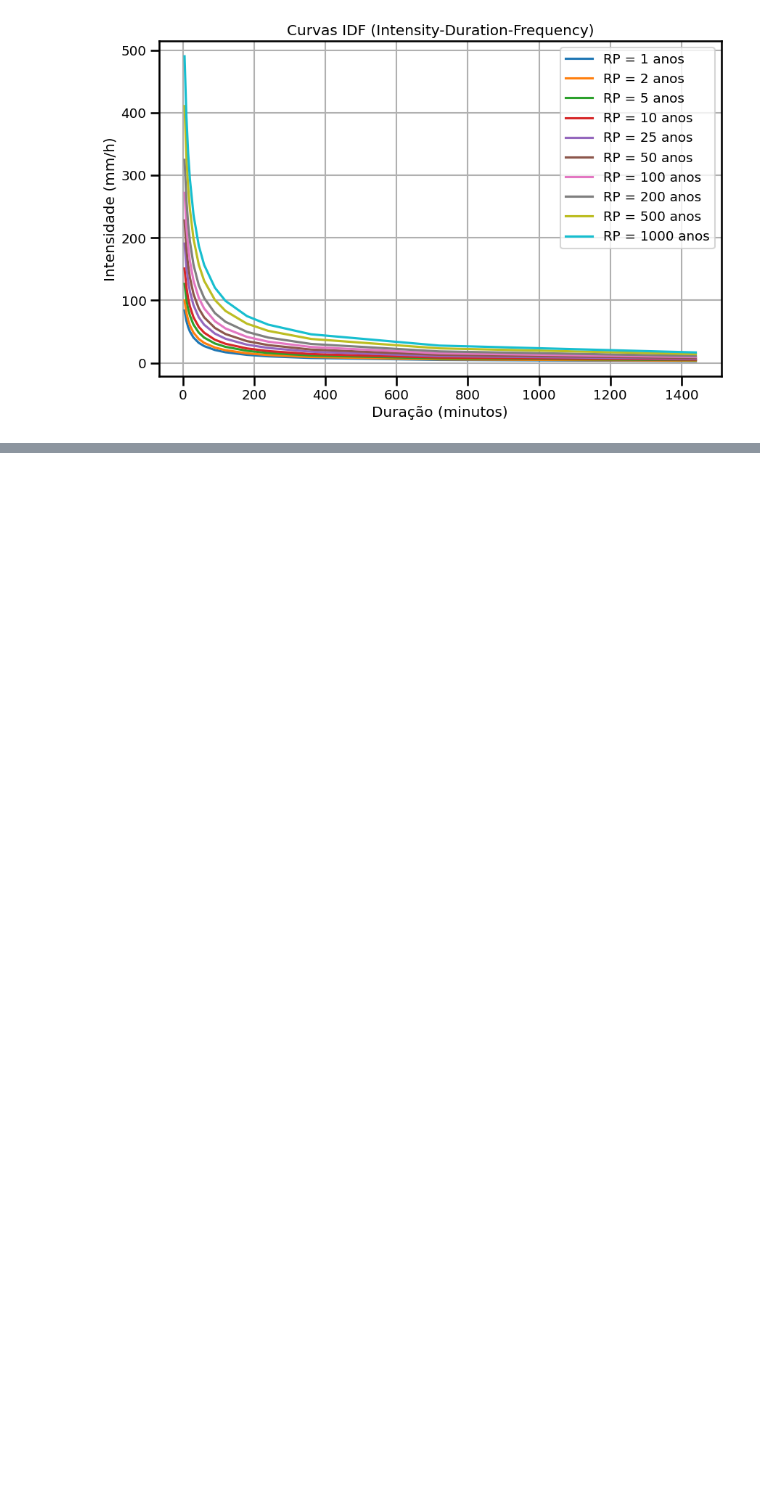
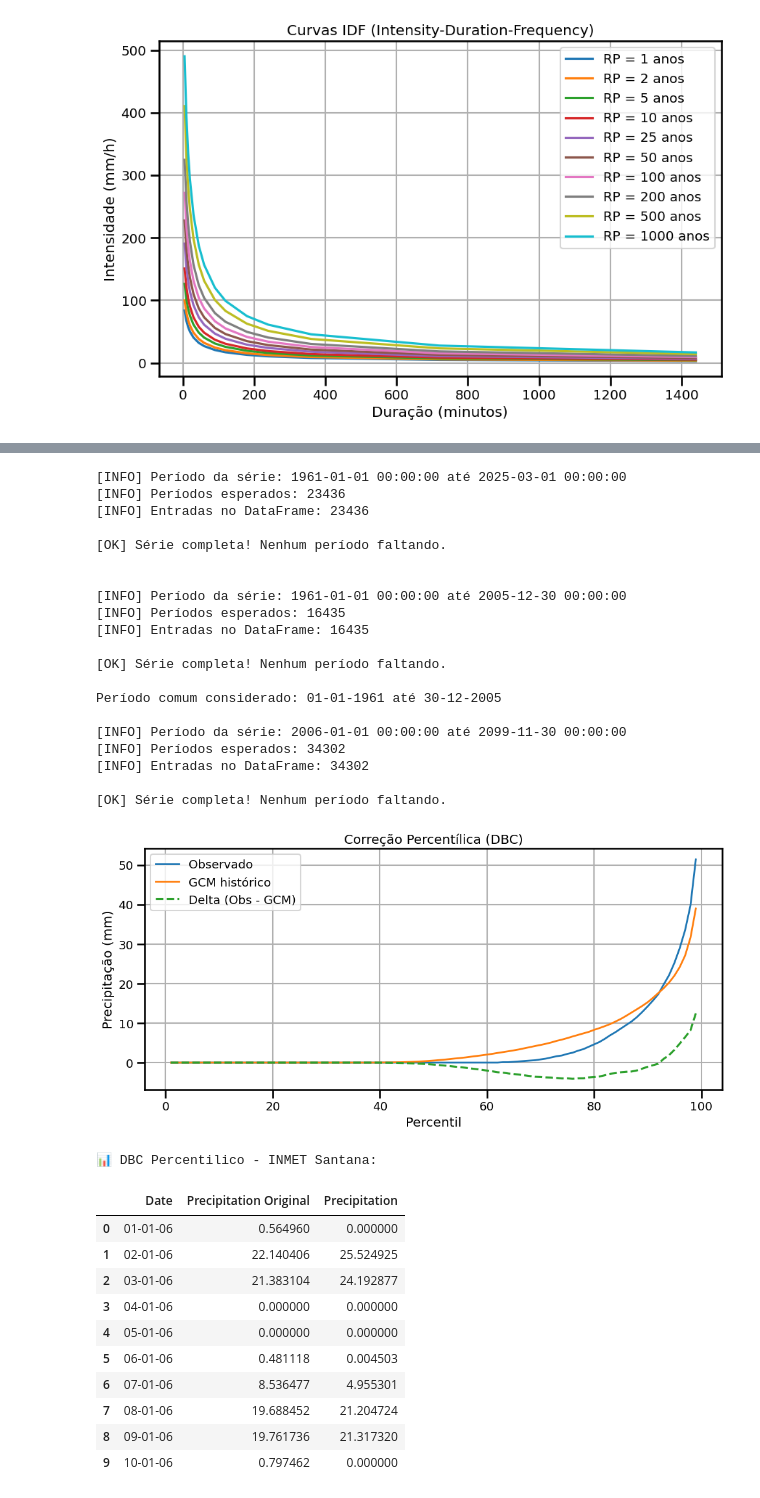
Before and after one commit to plcrisp/automatic-idf-graphs, a Jupyter notebook: notebooks/01-data-exploration.ipynb, the cells around one changed output, grey strips where cells are left out. Cells and saved outputs as stored; diff of their text form; code cells hidden in the pictures; blank space fills up the shorter version.

Commit message:
✨ drive data processing

```diff
--- a/notebooks/01-data-exploration.ipynb
+++ b/notebooks/01-data-exploration.ipynb
@@ -577,0 +677,49 @@ get_final_idf(
+# %%
+from idf_analysis.analysis.projection.dbc import dbc_percentilico
+
+dbc_corrected_df = dbc_percentilico(
+    name_obs='inmet_santana',
+    name_gcm_baseline='HADGEM_baseline',
+    name_gcm_future='HADGEM_rcp45',
+    dir_obs='../results/inmet_santana',
+    dir_gcm='../datasets/GCM',
+    plot=True,
+    save_csv_path='../results/inmet_santana/inmet_santana_future_dbc.csv'
+);
+
+print("\n📊 DBC Percentilico - INMET Santana:")
+display(dbc_corrected_df.head(10))
+# %% [output]
+[INFO] Período da série: 1961-01-01 00:00:00 até 2025-03-01 00:00:00
+[INFO] Períodos esperados: 23436
+[INFO] Entradas no DataFrame: 23436
+
+[OK] Série completa! Nenhum período faltando.
+
+
+[INFO] Período da série: 1961-01-01 00:00:00 até 2005-12-30 00:00:00
+[INFO] Períodos esperados: 16435
+[INFO] Entradas no DataFrame: 16435
+
+[OK] Série completa! Nenhum período faltando.
+
+Período comum considerado: 01-01-1961 até 30-12-2005
+
+[INFO] Período da série: 2006-01-01 00:00:00 até 2099-11-30 00:00:00
+[INFO] Períodos esperados: 34302
+[INFO] Entradas no DataFrame: 34302
+
+[OK] Série completa! Nenhum período faltando.
+[figure, added]
+📊 DBC Percentilico - INMET Santana:
+|  | Date | Precipitation Original | Precipitation |
+| 0 | 01-01-06 | 0.564960 | 0.000000 |
+| 1 | 02-01-06 | 22.140406 | 25.524925 |
+| 2 | 03-01-06 | 21.383104 | 24.192877 |
+| 3 | 04-01-06 | 0.000000 | 0.000000 |
+| 4 | 05-01-06 | 0.000000 | 0.000000 |
+| 5 | 06-01-06 | 0.481118 | 0.004503 |
+| 6 | 07-01-06 | 8.536477 | 4.955301 |
+| 7 | 08-01-06 | 19.688452 | 21.204724 |
+| 8 | 09-01-06 | 19.761736 | 21.317320 |
+| 9 | 10-01-06 | 0.797462 | 0.000000 |
```
Also changed, not shown: parts of 18 cells of this notebook, 2 other files.
